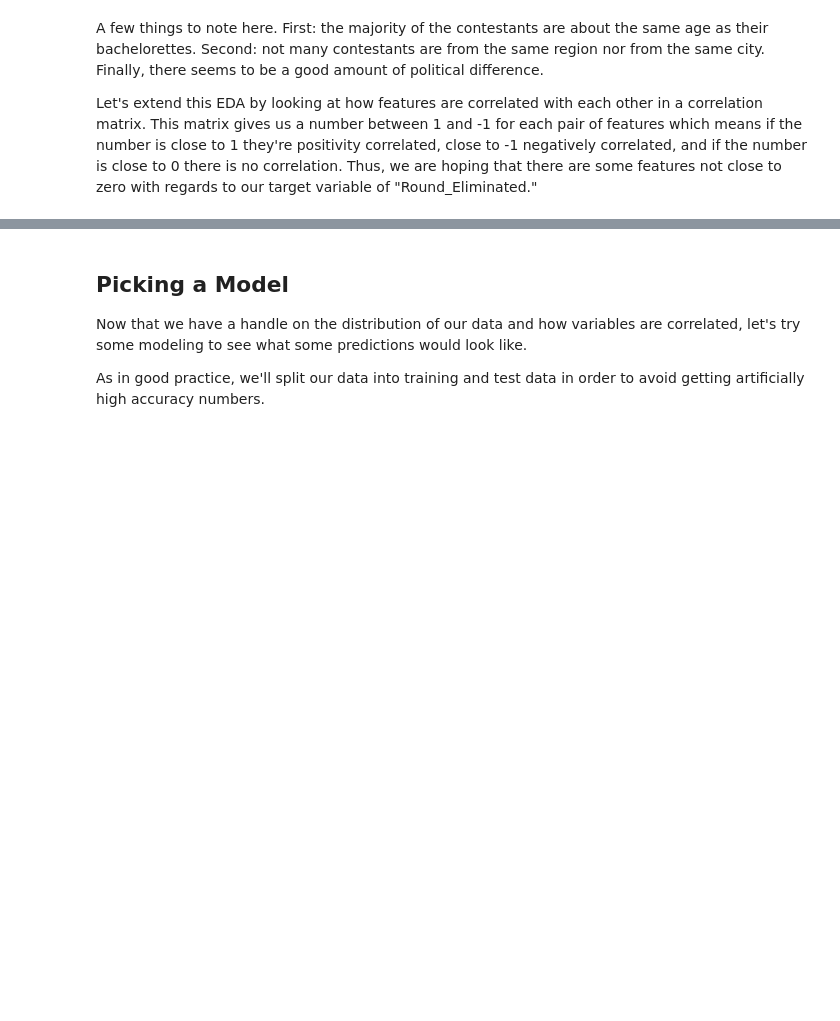
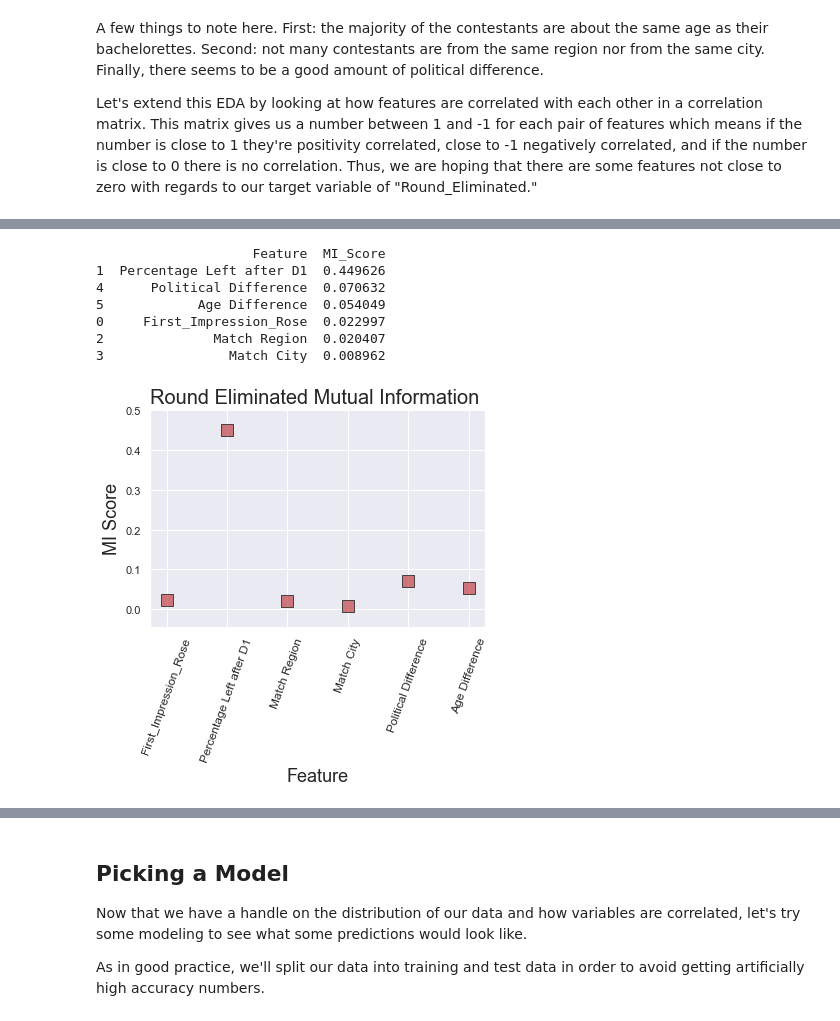
Before and after one commit to desdelgado/Predicting-Roses, a Jupyter notebook: Predicting_Roses.ipynb, the cells around one changed output, grey strips where cells are left out. Drawn from its saved outputs; the diff is of its cells as text; code cells hidden in the pictures; blank space fills up the shorter version.

```diff
--- a/Predicting_Roses.ipynb
+++ b/Predicting_Roses.ipynb
@@ -96,0 +96,37 @@ Dang, when we look at the "Round_Eliminated" either column or row we see that th
+# %%
+# Get sepearte dataframe
+MI_df = pd.DataFrame(data_in)
+
+# Split the dataframe into our target and feature variables
+target = MI_df['Round_Eliminated']
+MI_df.drop(['Round_Eliminated'], axis=1, inplace=True)
+
+score = pd.DataFrame()
+
+# Make a column of the features for our outputs
+tick_labels = MI_df.columns.get_values().tolist()
+score['Feature'] = tick_labels
+
+# Find the mutual information score between each feature and the target variable
+score['MI_Score'] = mutual_info_regression(MI_df, target, random_state  = 2)
+
+# Make a nice plot
+fig, ax = plt.subplots()
+ax.scatter(score.index, score['MI_Score'], marker = 's', s = 150, edgecolors = 'k', lw = 1, alpha = .75, c = 'r')
+
+ax.set_xticks(np.arange(len(tick_labels)))
+ax.set_xticklabels(tick_labels, rotation = 70, fontsize = 12)
+ax.set_xlabel('Feature', fontsize = 18)
+ax.set_ylabel('MI Score', fontsize = 18)
+ax.set_title('Round Eliminated Mutual Information ', fontsize = 20);
+
+print(score.sort_values(by = ['MI_Score'], ascending = False))
+# %% [output]
+                    Feature  MI_Score
+1  Percentage Left after D1  0.449626
+4      Political Difference  0.070632
+5            Age Difference  0.054049
+0     First_Impression_Rose  0.022997
+2              Match Region  0.020407
+3                Match City  0.008962
+[figure, added]
```
Also changed, not shown: parts of 10 cells of this notebook.
